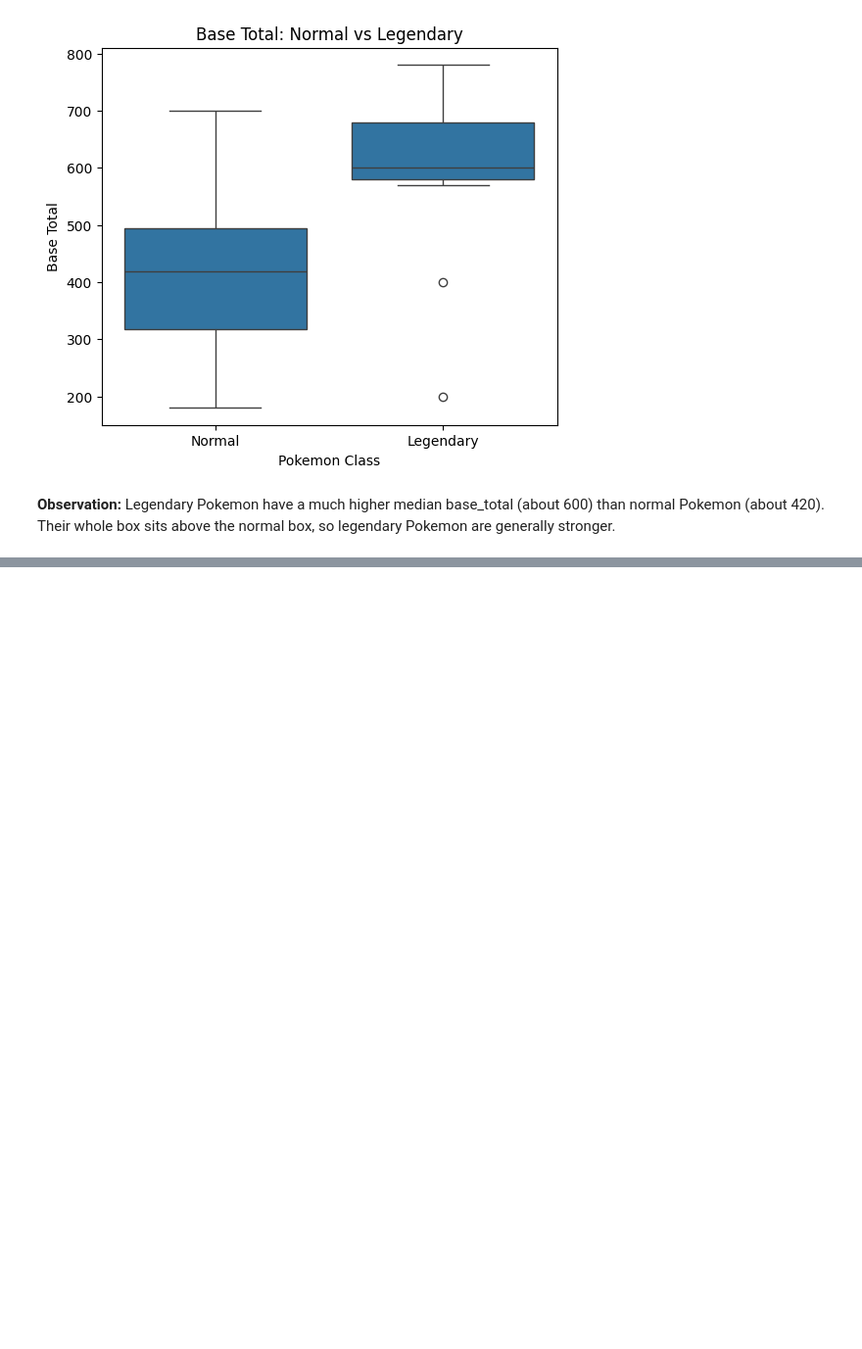
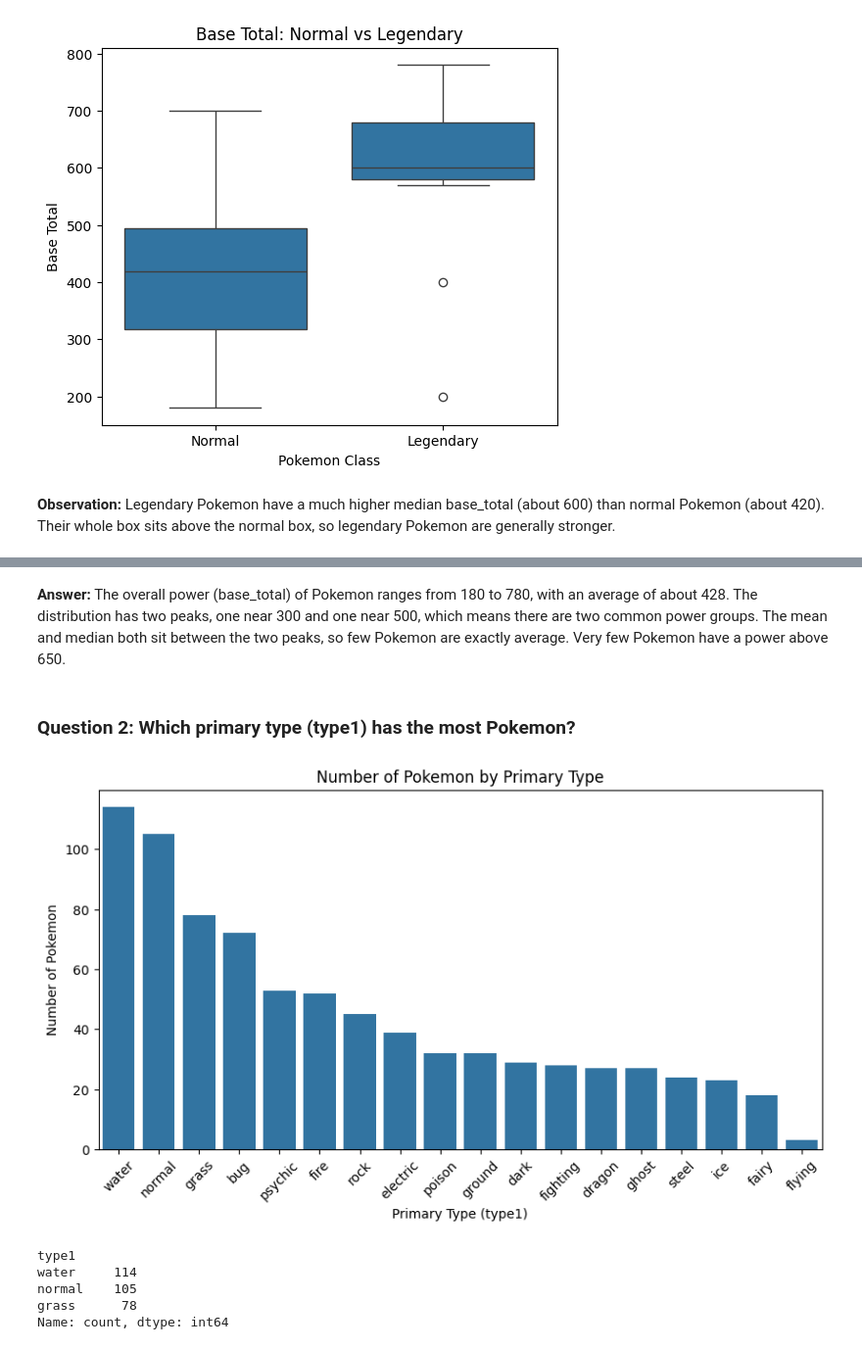
Before and after one commit to syeda-bisma05/pokemon-data-analysis, a Jupyter notebook: Pokemon_analysis.ipynb, the cells around one changed output, grey strips where cells are left out. Shown at 98% size. Drawn from its saved outputs; the diff is of its cells as text; code cells hidden in the pictures; blank space fills up the shorter version.

```diff
--- a/Pokemon_analysis.ipynb
+++ b/Pokemon_analysis.ipynb
@@ -429,0 +450,27 @@ plt.show()
+# %% [markdown]
+
+
+**Answer:** The overall power (base_total) of Pokemon ranges from 180 to 780, with an average of about 428. The distribution has two peaks, one near 300 and one near 500, which means there are two common power groups. The mean and median both sit between the two peaks, so few Pokemon are exactly average. Very few Pokemon have a power above 650.
+# %% [markdown]
+### Question 2: Which primary type (type1) has the most Pokemon?
+# %%
+# Har type1 ke kitne Pokemon hain (bade se chhota order mein)
+type_counts = df["type1"].value_counts()
+
+plt.figure(figsize=(10, 5))
+sns.barplot(x=type_counts.index, y=type_counts.values)
+plt.title("Number of Pokemon by Primary Type")
+plt.xlabel("Primary Type (type1)")
+plt.ylabel("Number of Pokemon")
+plt.xticks(rotation=45)
+plt.show()
+
+# Upar ke 3 types ke asli numbers print karo (answer mein likhne ke liye)
+print(type_counts.head(3))
+# %% [output]
+[figure, added]
+type1
+water     114
+normal    105
+grass      78
+Name: count, dtype: int64
```
Also changed, not shown: parts of 23 cells of this notebook.
